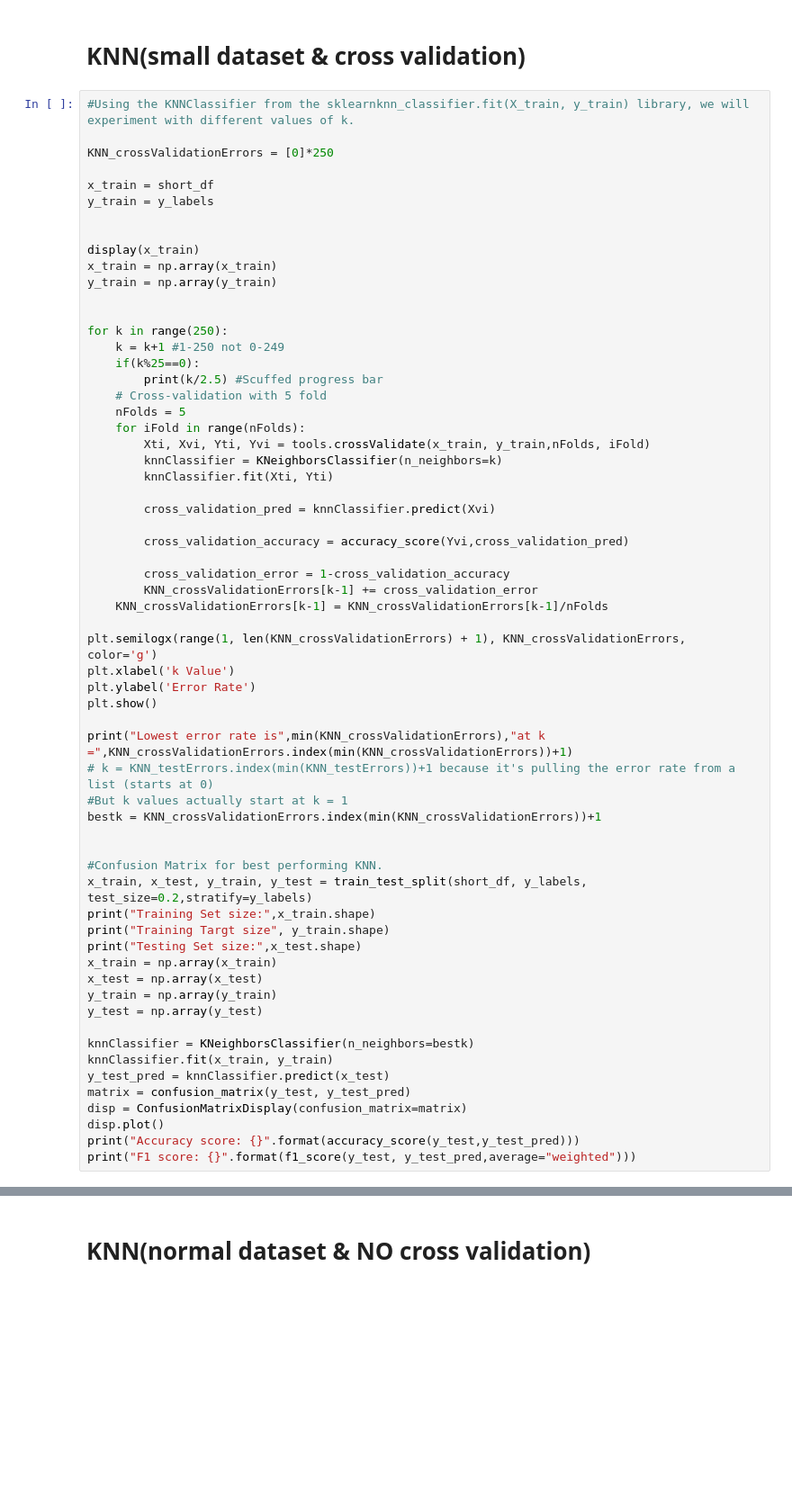
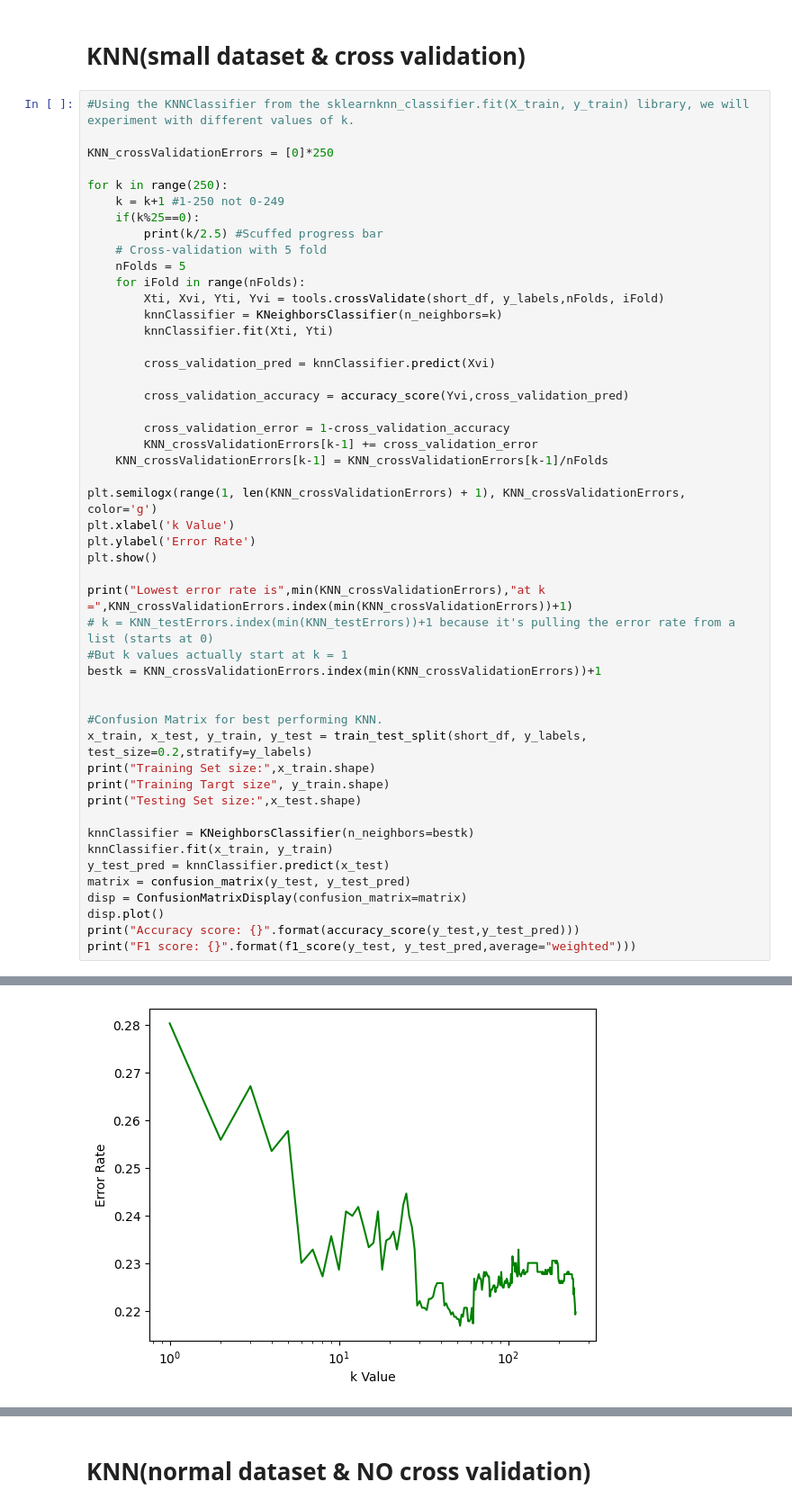
Before and after one commit to sharvdawg/FetusHealthML, a Jupyter notebook: Project/Final Project 184 Code.ipynb, the cells around one changed output, grey strips where cells are left out. Shown at 90% size. Drawn from its saved outputs; the diff is of its cells as text; blank space fills up the shorter version.

```diff
--- a/Project/Final Project 184 Code.ipynb
+++ b/Project/Final Project 184 Code.ipynb
@@ -49,15 +114,6 @@ print("Testing Set size:",x_test.shape)
 #Using the KNNClassifier from the sklearnknn_classifier.fit(X_train, y_train) library, we will experiment with different values of k.
 
 KNN_crossValidationErrors = [0]*250
-
-x_train = short_df
-y_train = y_labels
-
-
-display(x_train)
-x_train = np.array(x_train)
-y_train = np.array(y_train)
-
 
 for k in range(250):
     k = k+1 #1-250 not 0-249
@@ -66,7 +122,7 @@ for k in range(250):
     # Cross-validation with 5 fold
     nFolds = 5
     for iFold in range(nFolds):
-        Xti, Xvi, Yti, Yvi = tools.crossValidate(x_train, y_train,nFolds, iFold)
+        Xti, Xvi, Yti, Yvi = tools.crossValidate(short_df, y_labels,nFolds, iFold)
         knnClassifier = KNeighborsClassifier(n_neighbors=k)
         knnClassifier.fit(Xti, Yti)
 
@@ -94,10 +150,6 @@ x_train, x_test, y_train, y_test = train_test_split(short_df, y_labels, test_siz
 print("Training Set size:",x_train.shape)
 print("Training Targt size", y_train.shape)
 print("Testing Set size:",x_test.shape)
-x_train = np.array(x_train)
-x_test = np.array(x_test)
-y_train = np.array(y_train)
-y_test = np.array(y_test)
 
 knnClassifier = KNeighborsClassifier(n_neighbors=bestk)
 knnClassifier.fit(x_train, y_train)
@@ -107,3 +159,4 @@ disp = ConfusionMatrixDisplay(confusion_matrix=matrix)
 disp.plot()
 print("Accuracy score: {}".format(accuracy_score(y_test,y_test_pred)))
 print("F1 score: {}".format(f1_score(y_test, y_test_pred,average="weighted")))
+# %% [output]
@@ -109,0 +173 @@ print("F1 score: {}".format(f1_score(y_test, y_test_pred,average="weighted")))
+[figure, added]
```
Also changed, not shown: parts of 26 cells of this notebook, 1 other file.
